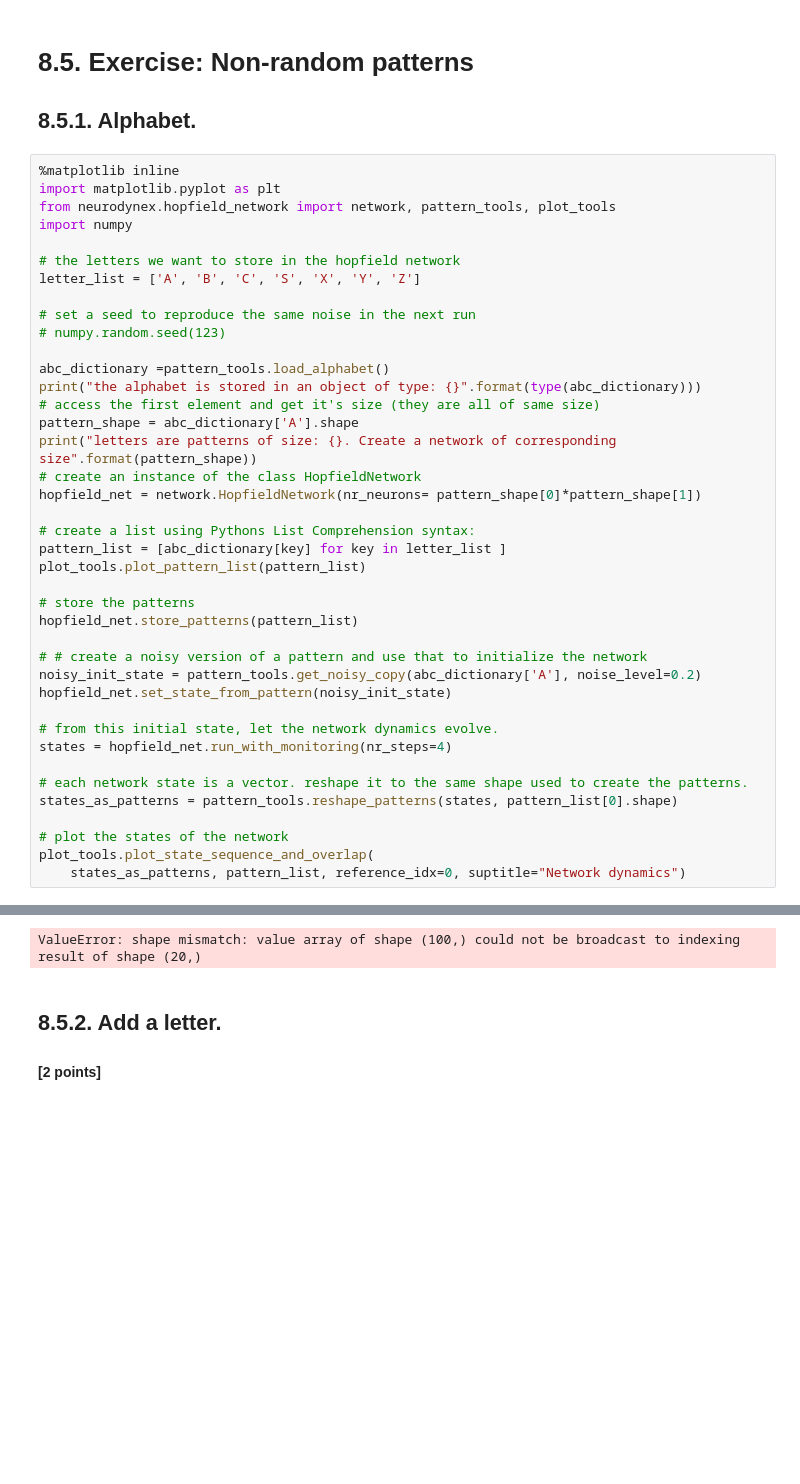
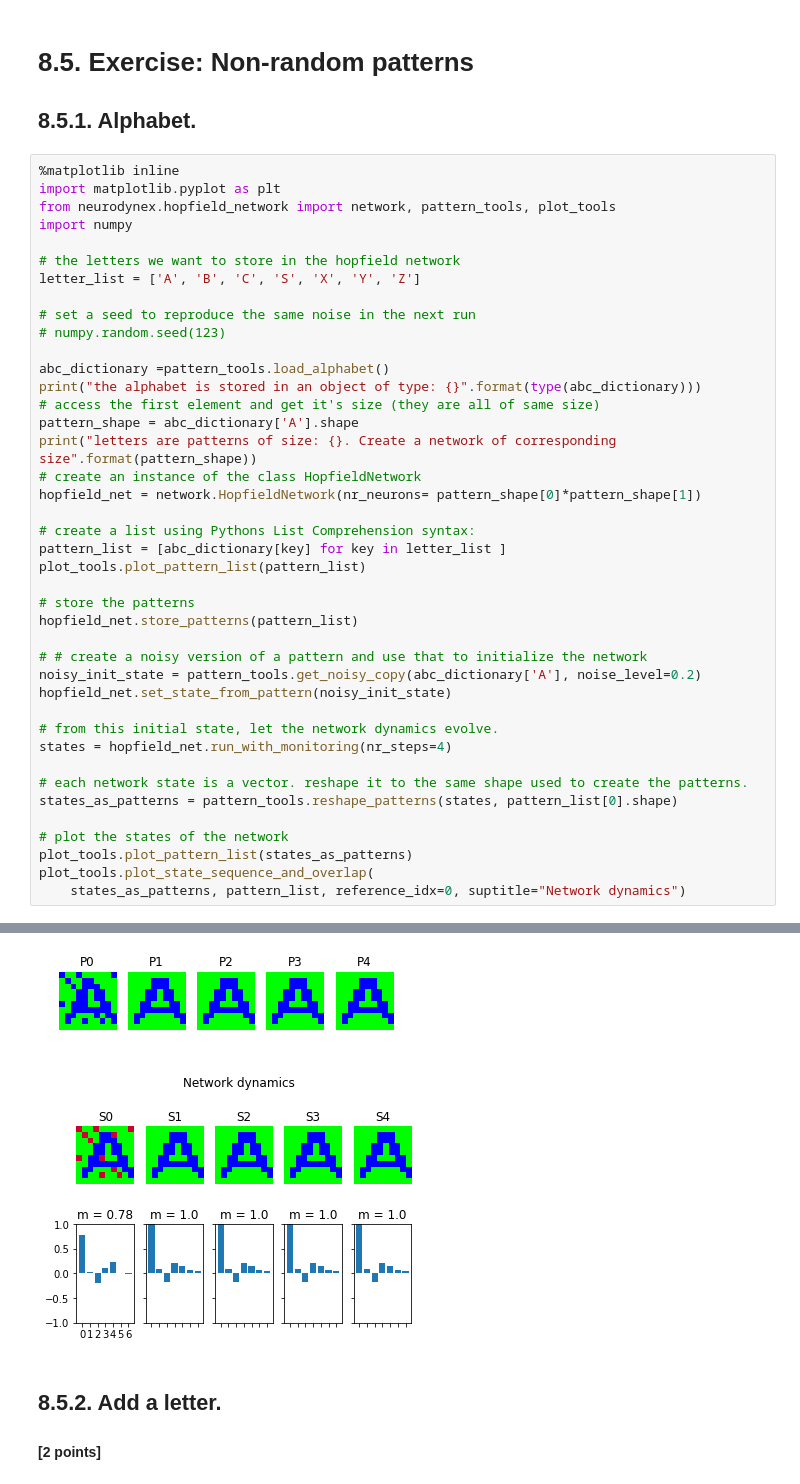
Before and after one commit to fedeflo2/Bestbio1, a Jupyter notebook: Ex8_firstName_lastName_000.ipynb, the cells around one changed output, grey strips where cells are left out. Drawn from its saved outputs; the diff is of its cells as text; blank space fills up the shorter version.

```diff
--- a/Ex8_firstName_lastName_000.ipynb
+++ b/Ex8_firstName_lastName_000.ipynb
@@ -321,34 +321,36 @@ print("the alphabet is stored in an object of type: {}".format(type(abc_dictiona
 # access the first element and get it's size (they are all of same size)
 pattern_shape = abc_dictionary['A'].shape
 print("letters are patterns of size: {}. Create a network of corresponding size".format(pattern_shape))
 # create an instance of the class HopfieldNetwork
 hopfield_net = network.HopfieldNetwork(nr_neurons= pattern_shape[0]*pattern_shape[1])
 
 # create a list using Pythons List Comprehension syntax:
 pattern_list = [abc_dictionary[key] for key in letter_list ]
 plot_tools.plot_pattern_list(pattern_list)
 
 # store the patterns
 hopfield_net.store_patterns(pattern_list)
 
 # # create a noisy version of a pattern and use that to initialize the network
 noisy_init_state = pattern_tools.get_noisy_copy(abc_dictionary['A'], noise_level=0.2)
 hopfield_net.set_state_from_pattern(noisy_init_state)
 
 # from this initial state, let the network dynamics evolve.
 states = hopfield_net.run_with_monitoring(nr_steps=4)
 
 # each network state is a vector. reshape it to the same shape used to create the patterns.
 states_as_patterns = pattern_tools.reshape_patterns(states, pattern_list[0].shape)
 
 # plot the states of the network
+plot_tools.plot_pattern_list(states_as_patterns)
 plot_tools.plot_state_sequence_and_overlap(
     states_as_patterns, pattern_list, reference_idx=0, suptitle="Network dynamics")
 # %% [output]
 the alphabet is stored in an object of type: <type 'dict'>
 letters are patterns of size: (10L, 10L). Create a network of corresponding size
 [figure]
-ValueError: shape mismatch: value array of shape (100,) could not be broadcast to indexing result of shape (20,)
+[figure, added]
+[figure, added]
 # %% [markdown]
 ## 8.5.2. Add a letter.
 #### [2 points]
```
Also changed, not shown: parts of 28 cells of this notebook.
